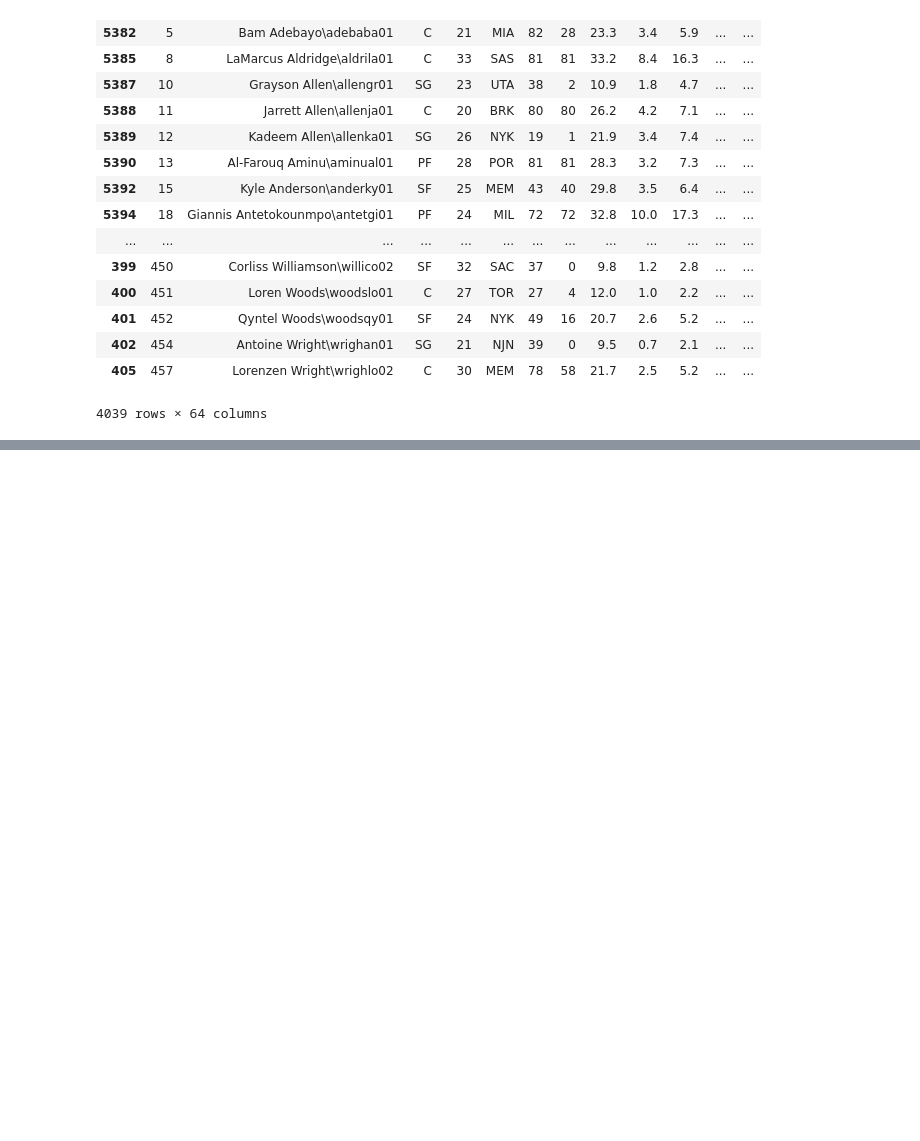
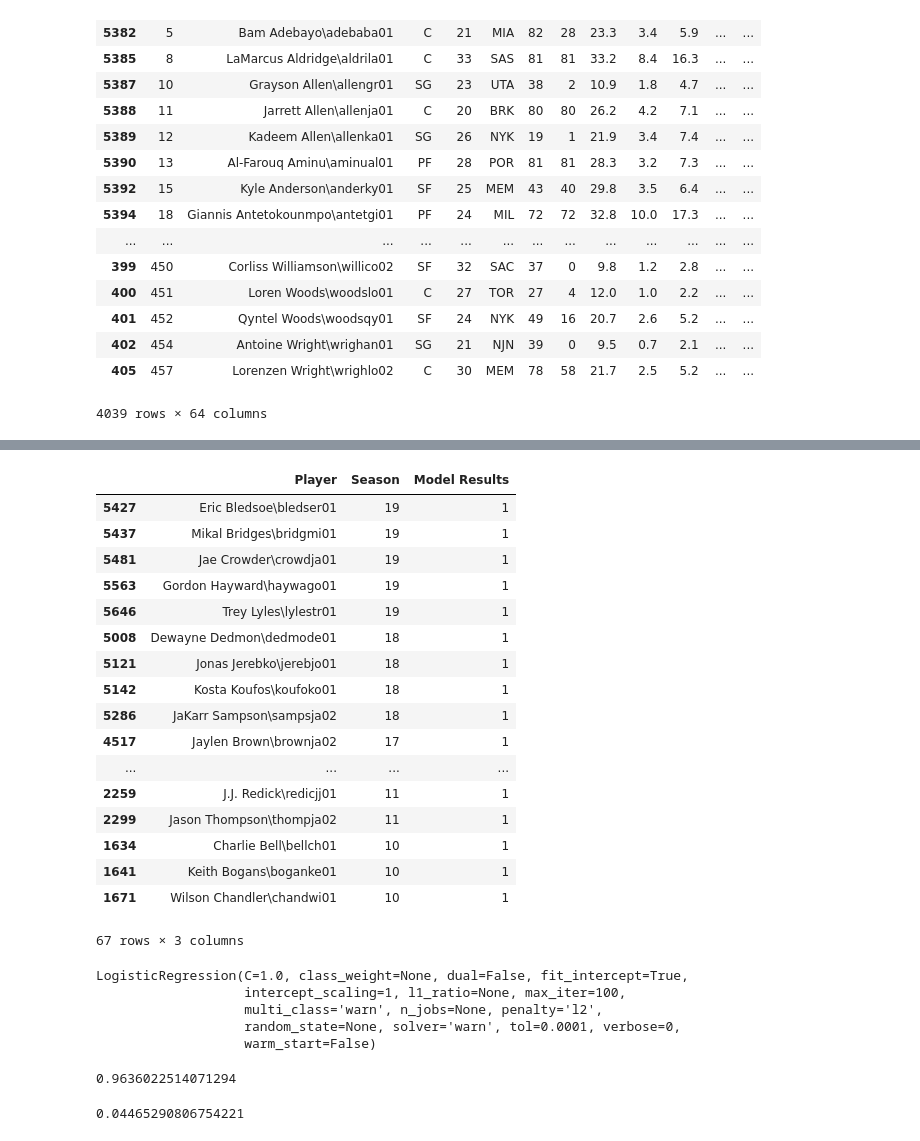
Before and after one commit to victoria-yining-huang/NBA-MIP, a Jupyter notebook: logistic_regression.ipynb, the cells around one changed output, grey strips where cells are left out. Cells and saved outputs as stored; diff of their text form; code cells hidden in the pictures; blank space fills up the shorter version.

```diff
--- a/logistic_regression.ipynb
+++ b/logistic_regression.ipynb
@@ -540,0 +702,9 @@ master
+# %%
+kf = KFold(n_splits=10)
+# %%
+#empty dataframe to store the class predictions
+class_predictions = pd.DataFrame()
+class_predictions['Player'] = master['Player']
+class_predictions['Season'] = master['season']
+class_predictions['Model Results'] = "Nothing"
+class_predictions
@@ -540,0 +730,28 @@ master
+# %%
+i = 0
+for training, testing in kf.split(X):
+    print("-------------------------iter starts----------------------")
+    print("Train Index: ", training, "\n")
+    print("Test Index: ", testing)
+    min_tr = min(training)
+    max_tr = max(training)
+    min_test = min(testing)
+    max_test = max(testing)
+    X_training_data = X.iloc[min_tr:(max_tr+1)]
+    X_testing_data = X.iloc[min_test:(max_test+1)]
+    Y_training_data = Y.iloc[min_tr:(max_tr+1)]
+    Y_testing_data = Y.iloc[min_test:(max_test+1)]
+    #Fit model
+    log_reg_model.fit(X_training_data, Y_training_data)
+    log_reg_model.score(X_training_data, Y_training_data)
+    class_predict = log_reg_model.predict(X_testing_data)
+    acc_score = accuracy_score(Y_testing_data, class_predict)
+    print("Class Predict: ", class_predict)
+    print("Accuracy Score: ", acc_score)
+    k = 0
+    for j in testing:
+        class_predictions.iloc[j, 2] = class_predict[k]
+        k += 1
+
+    print("--------------------------iteration ends----------------------")
+    i = i + 1
@@ -540,0 +844,39 @@ master
+# %%
+test = class_predictions[class_predictions['Model Results']==1]
+# %%
+test
+# %% [output]
+|  | Player | Season | Model Results |
+| 5427 | Eric Bledsoe\bledser01 | 19 | 1 |
+| 5437 | Mikal Bridges\bridgmi01 | 19 | 1 |
+| 5481 | Jae Crowder\crowdja01 | 19 | 1 |
+| 5563 | Gordon Hayward\haywago01 | 19 | 1 |
+| 5646 | Trey Lyles\lylestr01 | 19 | 1 |
+| 5008 | Dewayne Dedmon\dedmode01 | 18 | 1 |
+| 5121 | Jonas Jerebko\jerebjo01 | 18 | 1 |
+| 5142 | Kosta Koufos\koufoko01 | 18 | 1 |
+| 5286 | JaKarr Sampson\sampsja02 | 18 | 1 |
+| 4517 | Jaylen Brown\brownja02 | 17 | 1 |
+| ... | ... | ... | ... |
+| 2259 | J.J. Redick\redicjj01 | 11 | 1 |
+| 2299 | Jason Thompson\thompja02 | 11 | 1 |
+| 1634 | Charlie Bell\bellch01 | 10 | 1 |
+| 1641 | Keith Bogans\boganke01 | 10 | 1 |
+| 1671 | Wilson Chandler\chandwi01 | 10 | 1 |
+67 rows × 3 columns
+# %%
+log_reg_model.fit(X,Y)
+# %% [output]
+LogisticRegression(C=1.0, class_weight=None, dual=False, fit_intercept=True,
+                   intercept_scaling=1, l1_ratio=None, max_iter=100,
+                   multi_class='warn', n_jobs=None, penalty='l2',
+                   random_state=None, solver='warn', tol=0.0001, verbose=0,
+                   warm_start=False)
+# %%
+log_reg_model.score(X,Y)
+# %% [output]
+0.9636022514071294
+# %%
+Y.mean()
+# %% [output]
+0.04465290806754221
```
Also changed, not shown: parts of 27 cells of this notebook, 2 other files.
